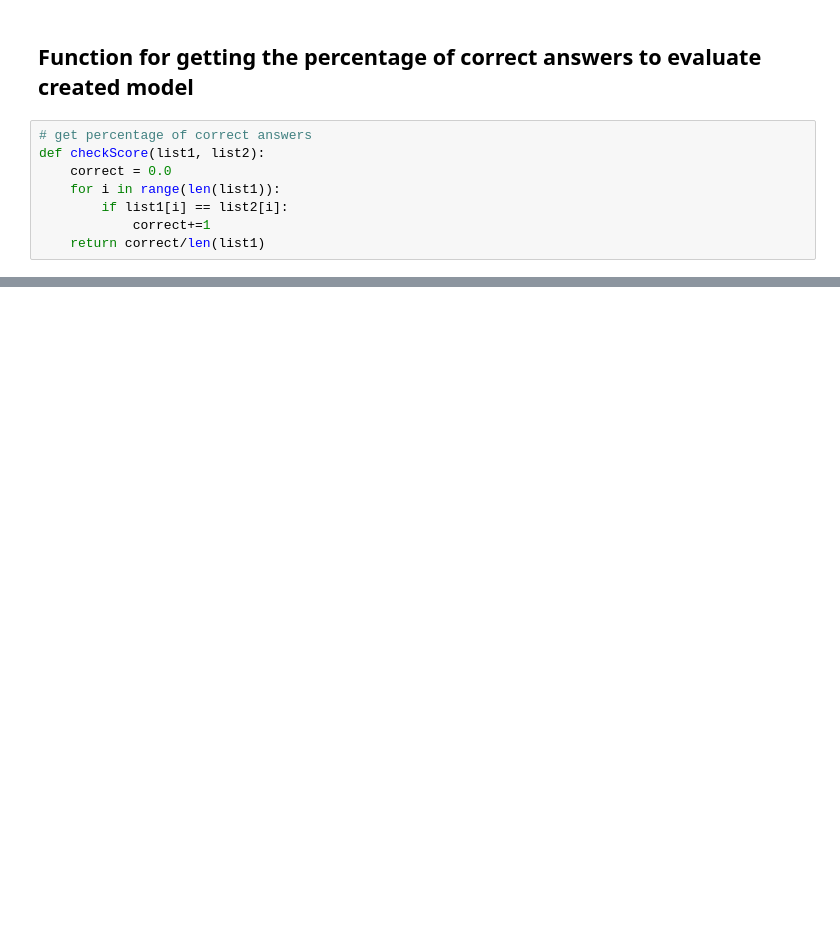
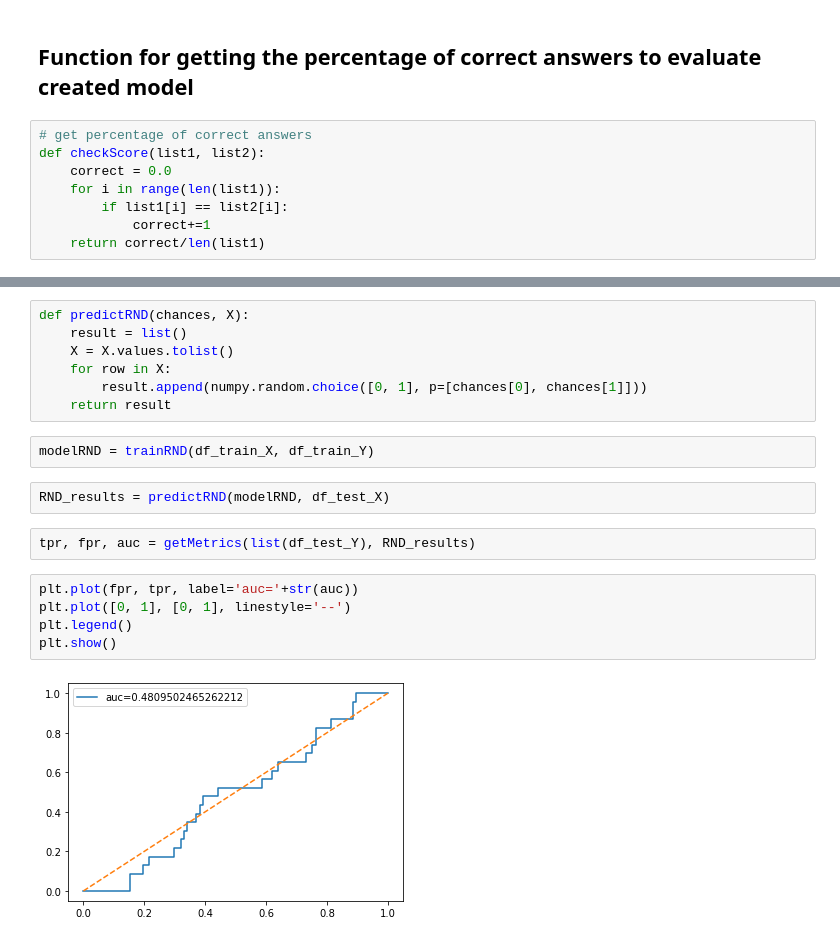
Before and after one commit to SuvorovNM/IntroML_Lab2, a Jupyter notebook: Lab2.ipynb, the cells around one changed output, grey strips where cells are left out. Saved outputs shown, nothing was run; the diff lists cells and outputs as text; blank space fills up the shorter version.

```diff
--- a/Lab2.ipynb
+++ b/Lab2.ipynb
@@ -463,0 +507,20 @@ plt.show()
+# %%
+def predictRND(chances, X):
+    result = list()
+    X = X.values.tolist()
+    for row in X:
+        result.append(numpy.random.choice([0, 1], p=[chances[0], chances[1]]))
+    return result
+# %%
+modelRND = trainRND(df_train_X, df_train_Y)
+# %%
+RND_results = predictRND(modelRND, df_test_X)
+# %%
+tpr, fpr, auc = getMetrics(list(df_test_Y), RND_results)
+# %%
+plt.plot(fpr, tpr, label='auc='+str(auc))
+plt.plot([0, 1], [0, 1], linestyle='--')
+plt.legend()
+plt.show()
+# %% [output]
+[figure, added]
```
Also changed, not shown: parts of 31 cells of this notebook.
